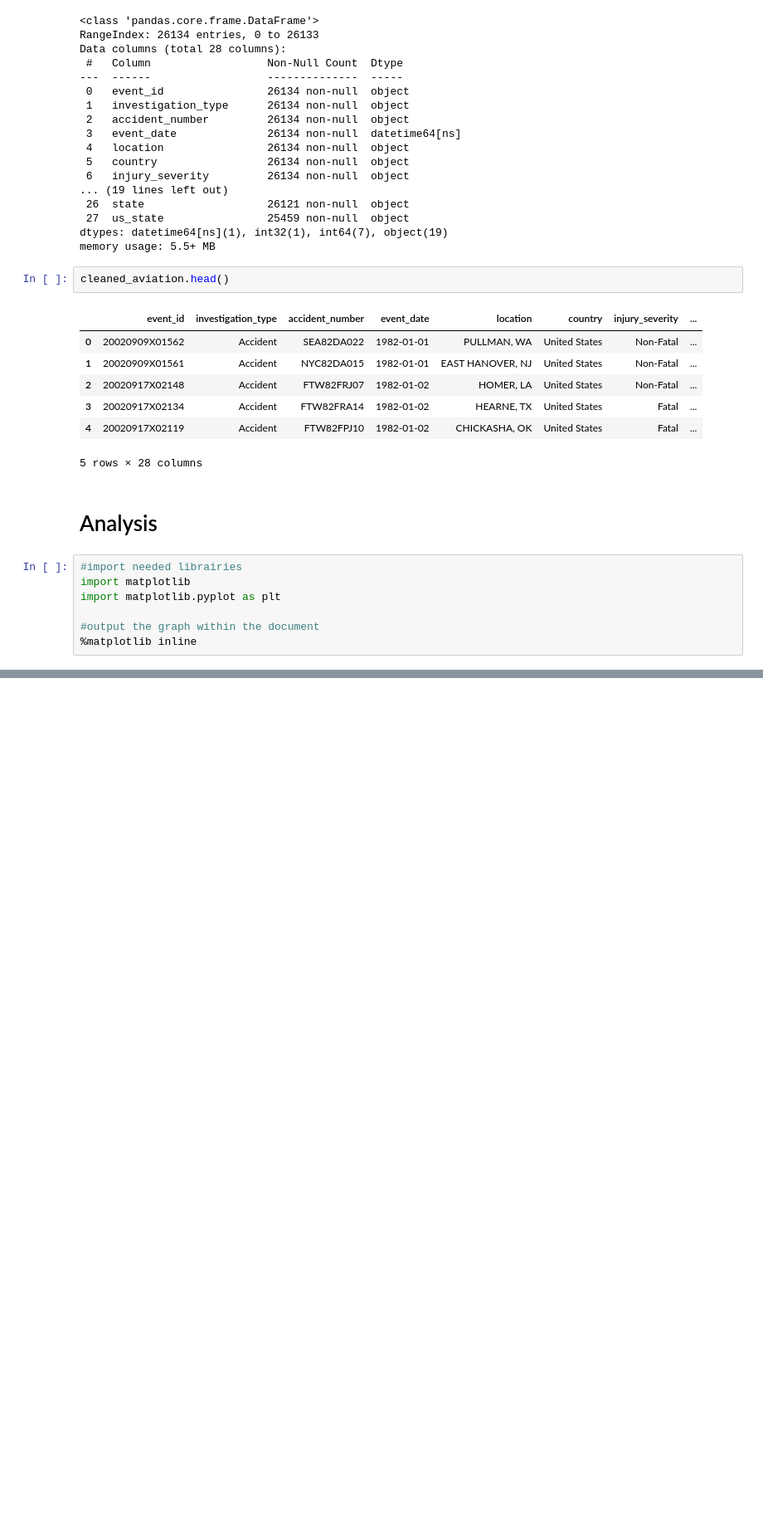
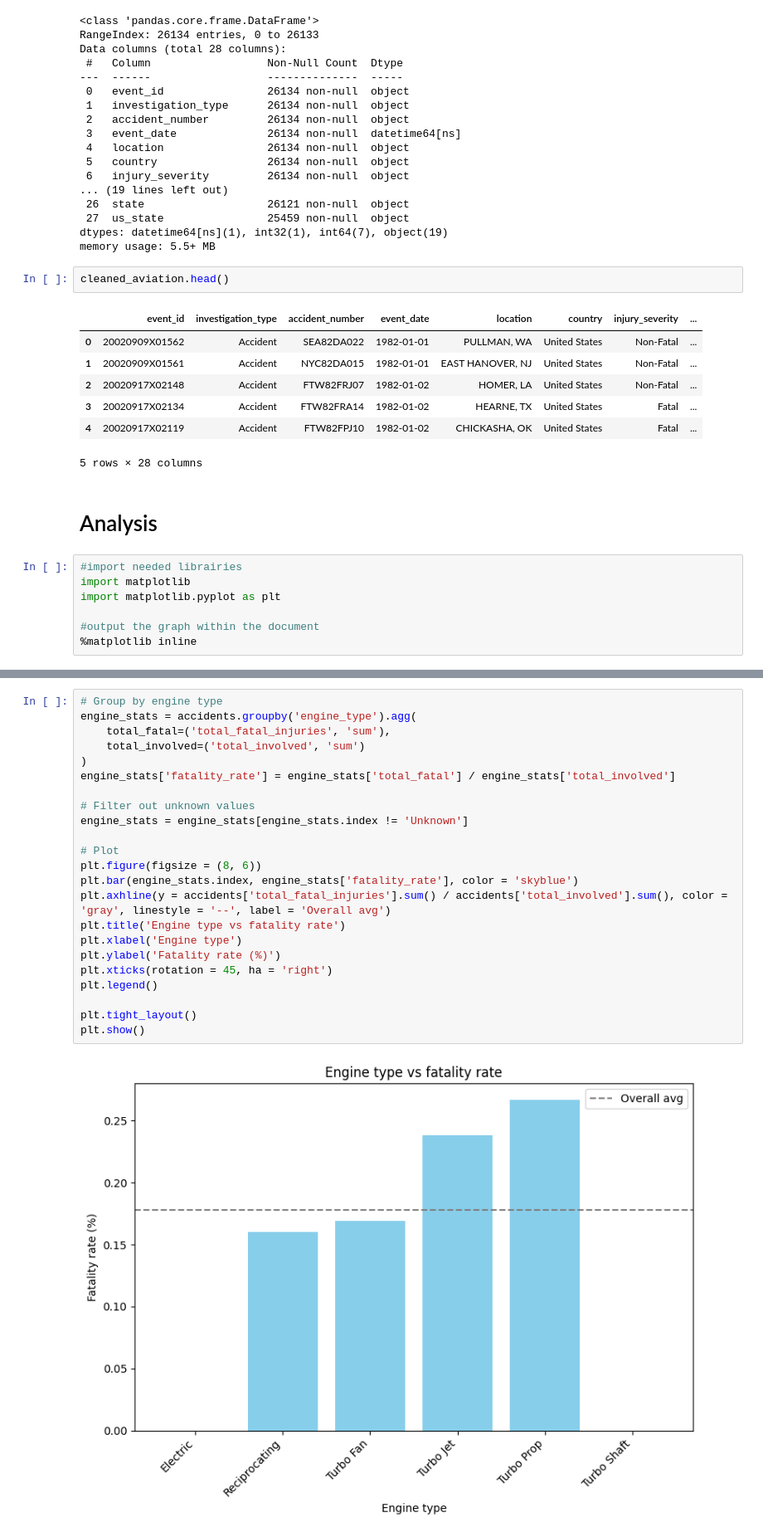
Before and after one commit to nah-yah/Aircraft_Risk_Analysis_Phase_1_Project, a Jupyter notebook: aircraft_risk_analysis.ipynb, the cells around one changed output, grey strips where cells are left out. Shown at 83% size. Saved outputs shown, nothing was run; the diff lists cells and outputs as text; blank space fills up the shorter version.

```diff
--- a/aircraft_risk_analysis.ipynb
+++ b/aircraft_risk_analysis.ipynb
@@ -625,0 +522,25 @@ If further analysis had been conducted, there would have been additional discuss
+# %%
+# Group by engine type
+engine_stats = accidents.groupby('engine_type').agg(
+    total_fatal=('total_fatal_injuries', 'sum'),
+    total_involved=('total_involved', 'sum')
+)
+engine_stats['fatality_rate'] = engine_stats['total_fatal'] / engine_stats['total_involved']
+
+# Filter out unknown values
+engine_stats = engine_stats[engine_stats.index != 'Unknown']
+
+# Plot
+plt.figure(figsize = (8, 6))
+plt.bar(engine_stats.index, engine_stats['fatality_rate'], color = 'skyblue')
+plt.axhline(y = accidents['total_fatal_injuries'].sum() / accidents['total_involved'].sum(), color = 'gray', linestyle = '--', label = 'Overall avg')
+plt.title('Engine type vs fatality rate')
+plt.xlabel('Engine type')
+plt.ylabel('Fatality rate (%)')
+plt.xticks(rotation = 45, ha = 'right')
+plt.legend()
+
+plt.tight_layout()
+plt.show()
+# %% [output]
+[figure, added]
```
Also changed, not shown: parts of 81 cells of this notebook.
